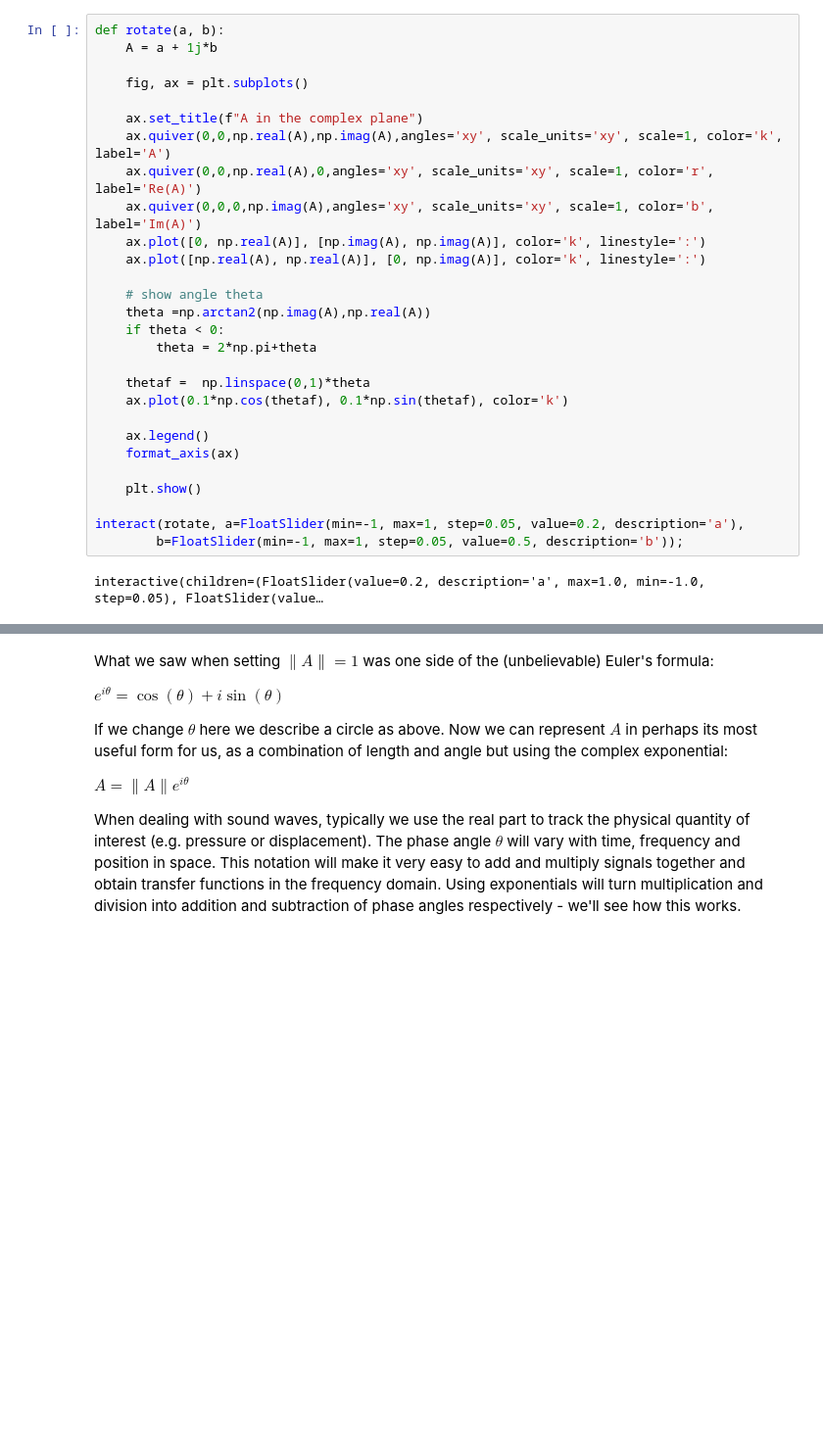
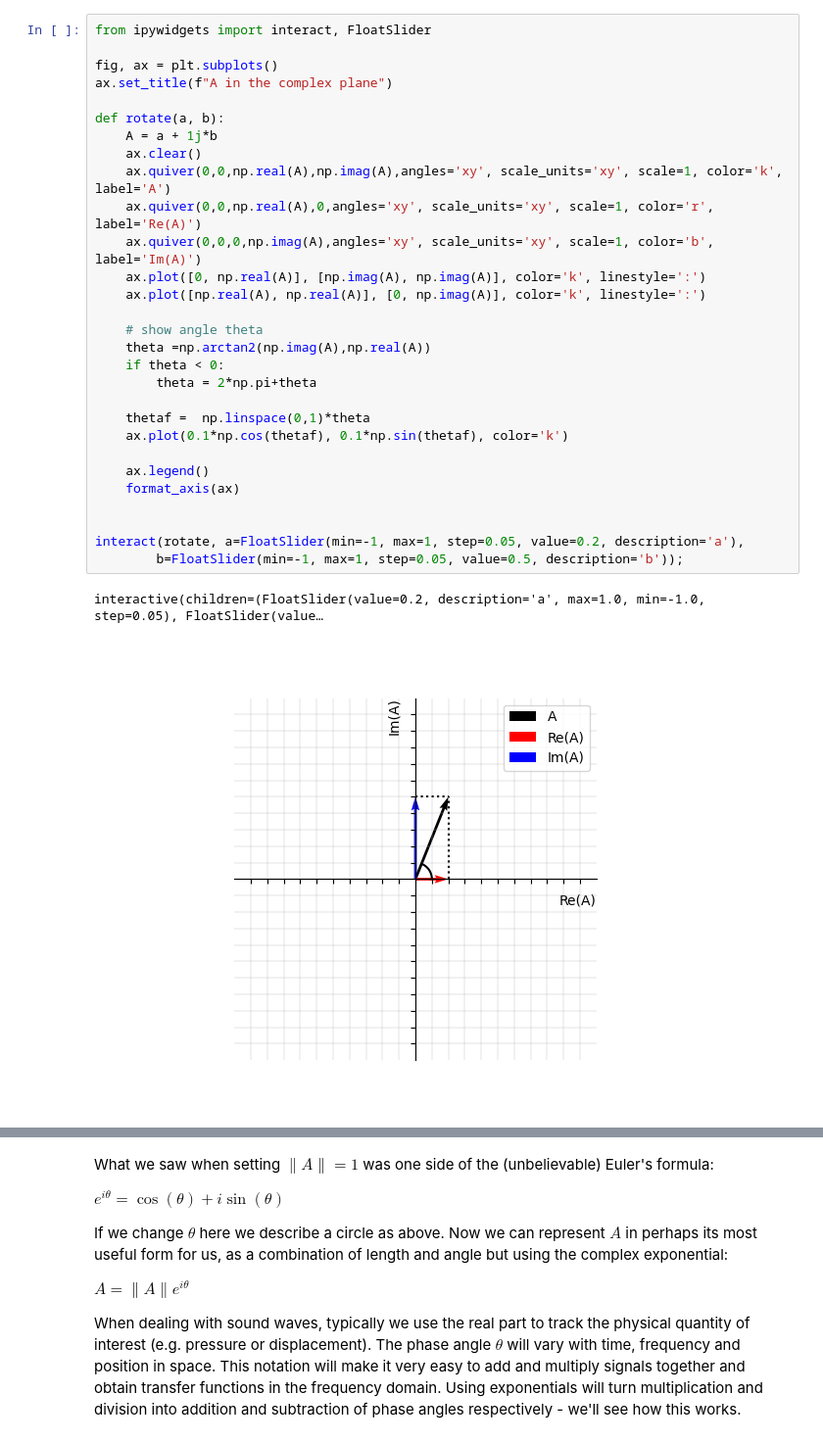
Before and after one commit to fmjamesfm/jupyter-test, a Jupyter notebook: Complex.ipynb, the cells around one changed output, grey strips where cells are left out. Shown at 98% size. Saved outputs shown, nothing was run; the diff lists cells and outputs as text; blank space fills up the shorter version.

```diff
--- a/Complex.ipynb
+++ b/Complex.ipynb
@@ -64,31 +59,33 @@ Let's now vary the real and imaginary parts. All of this should be straightforwa
 # %%
+from ipywidgets import interact, FloatSlider
+
+fig, ax = plt.subplots()
+ax.set_title(f"A in the complex plane")
+
 def rotate(a, b):
     A = a + 1j*b
-
-    fig, ax = plt.subplots()
-
-    ax.set_title(f"A in the complex plane")
+    ax.clear()
     ax.quiver(0,0,np.real(A),np.imag(A),angles='xy', scale_units='xy', scale=1, color='k', label='A')
     ax.quiver(0,0,np.real(A),0,angles='xy', scale_units='xy', scale=1, color='r', label='Re(A)')
     ax.quiver(0,0,0,np.imag(A),angles='xy', scale_units='xy', scale=1, color='b', label='Im(A)')
     ax.plot([0, np.real(A)], [np.imag(A), np.imag(A)], color='k', linestyle=':')
     ax.plot([np.real(A), np.real(A)], [0, np.imag(A)], color='k', linestyle=':')
 
     # show angle theta
     theta =np.arctan2(np.imag(A),np.real(A))
     if theta < 0:
         theta = 2*np.pi+theta
 
     thetaf =  np.linspace(0,1)*theta
     ax.plot(0.1*np.cos(thetaf), 0.1*np.sin(thetaf), color='k')
 
     ax.legend()
     format_axis(ax)
 
-    plt.show()
 
 interact(rotate, a=FloatSlider(min=-1, max=1, step=0.05, value=0.2, description='a'),
         b=FloatSlider(min=-1, max=1, step=0.05, value=0.5, description='b'));
 # %% [output]
 interactive(children=(FloatSlider(value=0.2, description='a', max=1.0, min=-1.0, step=0.05), FloatSlider(value…
+[figure, added]
 # %% [markdown]
```
Also changed, not shown: parts of 7 cells of this notebook, 4 other files.
